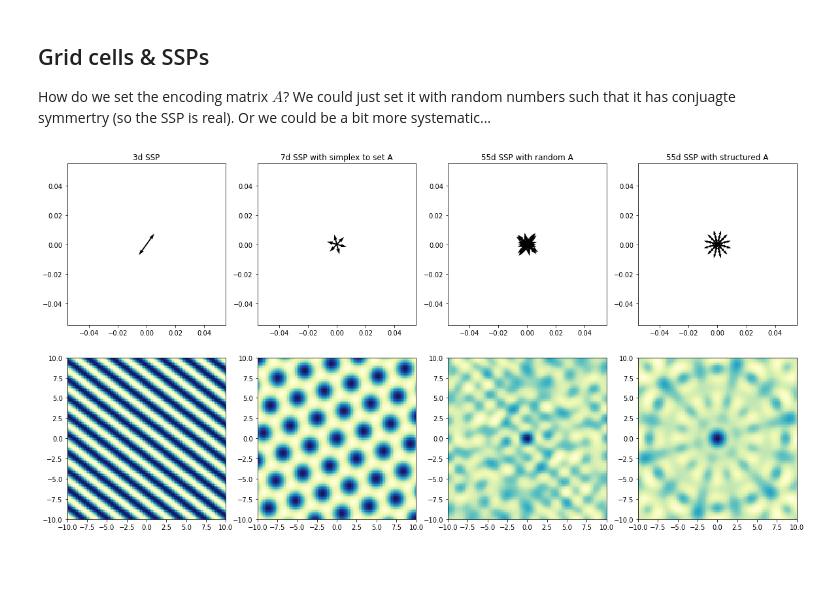
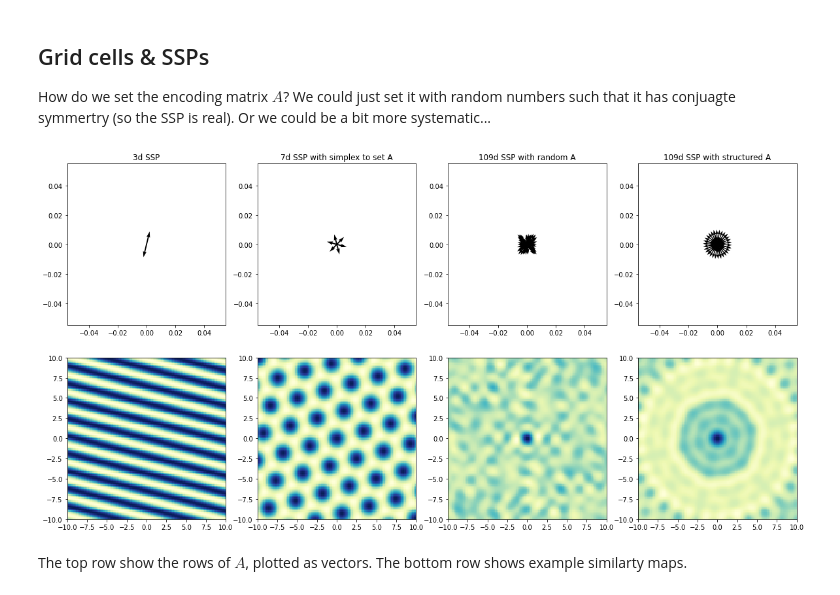
Before and after one commit to nsdumont/SSP-trajectories, a Jupyter notebook: Intro to SSPs.ipynb, the cells around one changed output. Cells and saved outputs as stored; diff of their text form; code cells hidden in the pictures; blank space fills up the shorter version.

```diff
--- a/Intro to SSPs.ipynb
+++ b/Intro to SSPs.ipynb
@@ -81,7 +81,7 @@ And use bundling to represent a trajectory:
 $$  \sum_t S(\mathbf{x}(t),t)  $$
 # %%
 bounds = 10*np.array([[-1,1],[-1,1],[0,1]])
-full_ssp_space = HexagonalSSPSpace(3,ssp_dim=500,
+full_ssp_space = HexagonalSSPSpace(3,ssp_dim=300,
                  scale_min=0.1, scale_max=3.1,
                  domain_bounds=bounds, length_scale=1)
 
@@ -140,24 +153,26 @@ How do we set the encoding matrix $A$? We could just set it with random numbers
 # %%
 def plot_col(axs,ssp_space,title=None):
     axs[0].quiver(np.zeros(ssp_space.phase_matrix.shape[0]),np.zeros(ssp_space.phase_matrix.shape[0]),
                 ssp_space.phase_matrix[:,0], ssp_space.phase_matrix[:,1],angles='xy', scale_units='xy')
     axs[0].set_title(title)
     ssp_space.similarity_plot(ssp_space.encode(np.array([[0,0]])),ax = axs[1])
 
 bounds = 10*np.array([[-1,1],[-1,1]])
 fig, axs = plt.subplots(2,4,figsize=(20,10))
 
-titles = ['3d SSP','7d SSP with simplex to set A','55d SSP with random A','55d SSP with structured A']
+titles = ['3d SSP','7d SSP with simplex to set A','109d SSP with random A','109d SSP with structured A']
 plot_col(axs[:,0], RandomSSPSpace(domain_dim=2, ssp_dim=3,
                  domain_bounds=bounds, length_scale=1),titles[0])
 
 plot_col(axs[:,1], HexagonalSSPSpace(domain_dim=2, ssp_dim=7,
                  domain_bounds=bounds, length_scale=1),titles[1])
 
-plot_col(axs[:,2], RandomSSPSpace(domain_dim=2, ssp_dim=55,
+plot_col(axs[:,2], RandomSSPSpace(domain_dim=2, ssp_dim=109,
                  domain_bounds=bounds, length_scale=1),titles[2])
 
-plot_col(axs[:,3], HexagonalSSPSpace(domain_dim=2, ssp_dim=55,
-                 domain_bounds=bounds, length_scale=1, scale_min=0.1,scale_max=3),titles[3])
+plot_col(axs[:,3], HexagonalSSPSpace(domain_dim=2, n_rotates=6,n_scales=3,
+                 domain_bounds=bounds, length_scale=1, scale_min=0.5,scale_max=3),titles[3])
 # %% [output]
-[figure, old version]
+[figure, new version]
+# %% [markdown]
+The top row show the rows of $A$, plotted as vectors. The bottom row shows example similarty maps.
```
Also changed, not shown: parts of 5 cells of this notebook, 1 other file.
